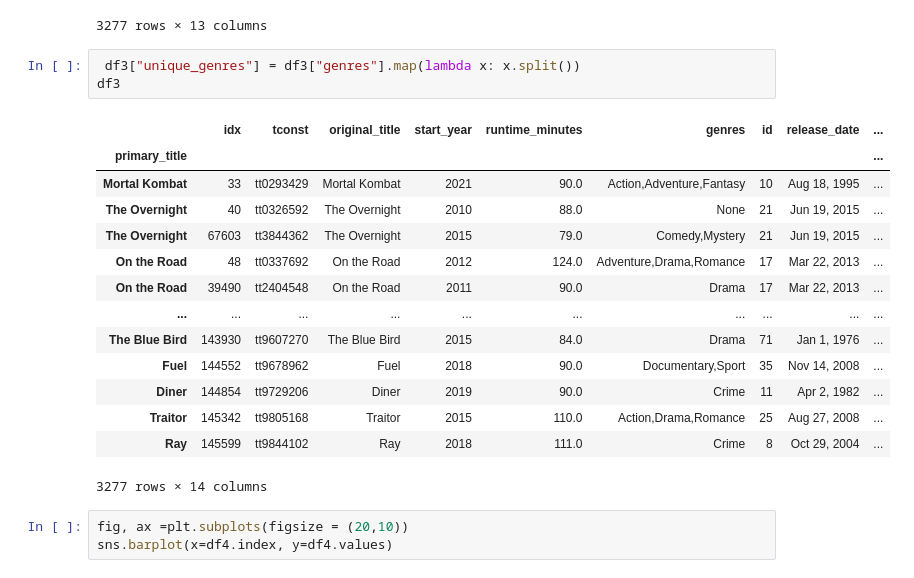
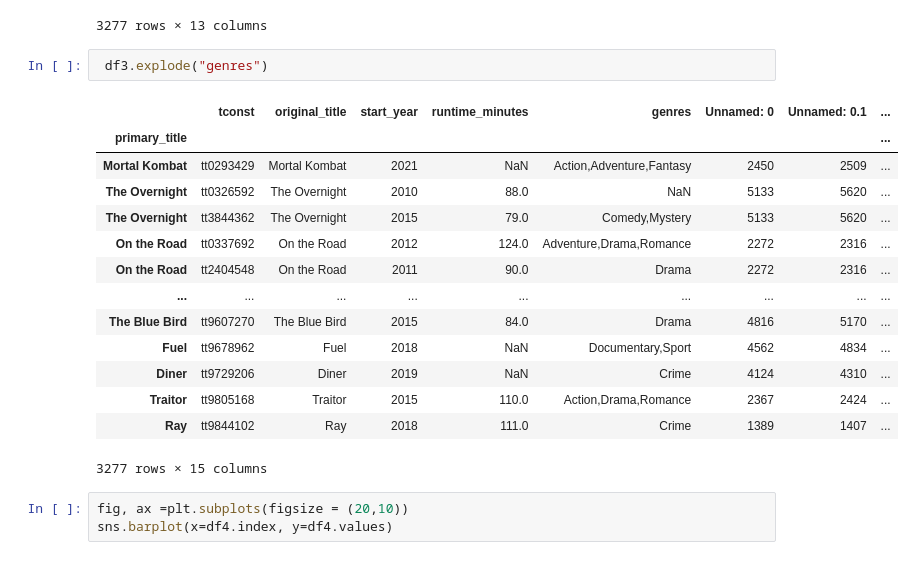
Before and after one commit to andre3000y/Movie_box_office_analysis, a Jupyter notebook: Movie Budget and Title Basics merged.ipynb, the cells around one changed output. Cells and saved outputs as stored; diff of their text form.

```diff
--- a/Movie Budget and Title Basics merged.ipynb
+++ b/Movie Budget and Title Basics merged.ipynb
@@ -215,24 +235,23 @@ df3
 | Traitor | 145342 | tt9805168 | Traitor | 2015 | 110.0 | Action,Drama,Romance | 25 | Aug 27, 2008 | ... |
 | Ray | 145599 | tt9844102 | Ray | 2018 | 111.0 | Crime | 8 | Oct 29, 2004 | ... |
 3277 rows × 13 columns
-# %%
- df3["unique_genres"] = df3["genres"].map(lambda x: x.split())
-df3
-# %% [output]
-|  | idx | tconst | original_title | start_year | runtime_minutes | genres | id | release_date | ... |
-| primary_title |  |  |  |  |  |  |  |  | ... |
-| Mortal Kombat | 33 | tt0293429 | Mortal Kombat | 2021 | 90.0 | Action,Adventure,Fantasy | 10 | Aug 18, 1995 | ... |
-| The Overnight | 40 | tt0326592 | The Overnight | 2010 | 88.0 | None | 21 | Jun 19, 2015 | ... |
-| The Overnight | 67603 | tt3844362 | The Overnight | 2015 | 79.0 | Comedy,Mystery | 21 | Jun 19, 2015 | ... |
-| On the Road | 48 | tt0337692 | On the Road | 2012 | 124.0 | Adventure,Drama,Romance | 17 | Mar 22, 2013 | ... |
-| On the Road | 39490 | tt2404548 | On the Road | 2011 | 90.0 | Drama | 17 | Mar 22, 2013 | ... |
-| ... | ... | ... | ... | ... | ... | ... | ... | ... | ... |
-| The Blue Bird | 143930 | tt9607270 | The Blue Bird | 2015 | 84.0 | Drama | 71 | Jan 1, 1976 | ... |
-| Fuel | 144552 | tt9678962 | Fuel | 2018 | 90.0 | Documentary,Sport | 35 | Nov 14, 2008 | ... |
-| Diner | 144854 | tt9729206 | Diner | 2019 | 90.0 | Crime | 11 | Apr 2, 1982 | ... |
-| Traitor | 145342 | tt9805168 | Traitor | 2015 | 110.0 | Action,Drama,Romance | 25 | Aug 27, 2008 | ... |
-| Ray | 145599 | tt9844102 | Ray | 2018 | 111.0 | Crime | 8 | Oct 29, 2004 | ... |
-3277 rows × 14 columns
+# %%
+ df3.explode("genres")
+# %% [output]
+|  | tconst | original_title | start_year | runtime_minutes | genres | Unnamed: 0 | Unnamed: 0.1 | ... |
+| primary_title |  |  |  |  |  |  |  | ... |
+| Mortal Kombat | tt0293429 | Mortal Kombat | 2021 | NaN | Action,Adventure,Fantasy | 2450 | 2509 | ... |
+| The Overnight | tt0326592 | The Overnight | 2010 | 88.0 | NaN | 5133 | 5620 | ... |
+| The Overnight | tt3844362 | The Overnight | 2015 | 79.0 | Comedy,Mystery | 5133 | 5620 | ... |
+| On the Road | tt0337692 | On the Road | 2012 | 124.0 | Adventure,Drama,Romance | 2272 | 2316 | ... |
+| On the Road | tt2404548 | On the Road | 2011 | 90.0 | Drama | 2272 | 2316 | ... |
+| ... | ... | ... | ... | ... | ... | ... | ... | ... |
+| The Blue Bird | tt9607270 | The Blue Bird | 2015 | 84.0 | Drama | 4816 | 5170 | ... |
+| Fuel | tt9678962 | Fuel | 2018 | NaN | Documentary,Sport | 4562 | 4834 | ... |
+| Diner | tt9729206 | Diner | 2019 | NaN | Crime | 4124 | 4310 | ... |
+| Traitor | tt9805168 | Traitor | 2015 | 110.0 | Action,Drama,Romance | 2367 | 2424 | ... |
+| Ray | tt9844102 | Ray | 2018 | 111.0 | Crime | 1389 | 1407 | ... |
+3277 rows × 15 columns
 # %%
 fig, ax =plt.subplots(figsize = (20,10))
 sns.barplot(x=df4.index, y=df4.values)
```
Also changed, not shown: parts of 11 cells of this notebook, 1 other file.
